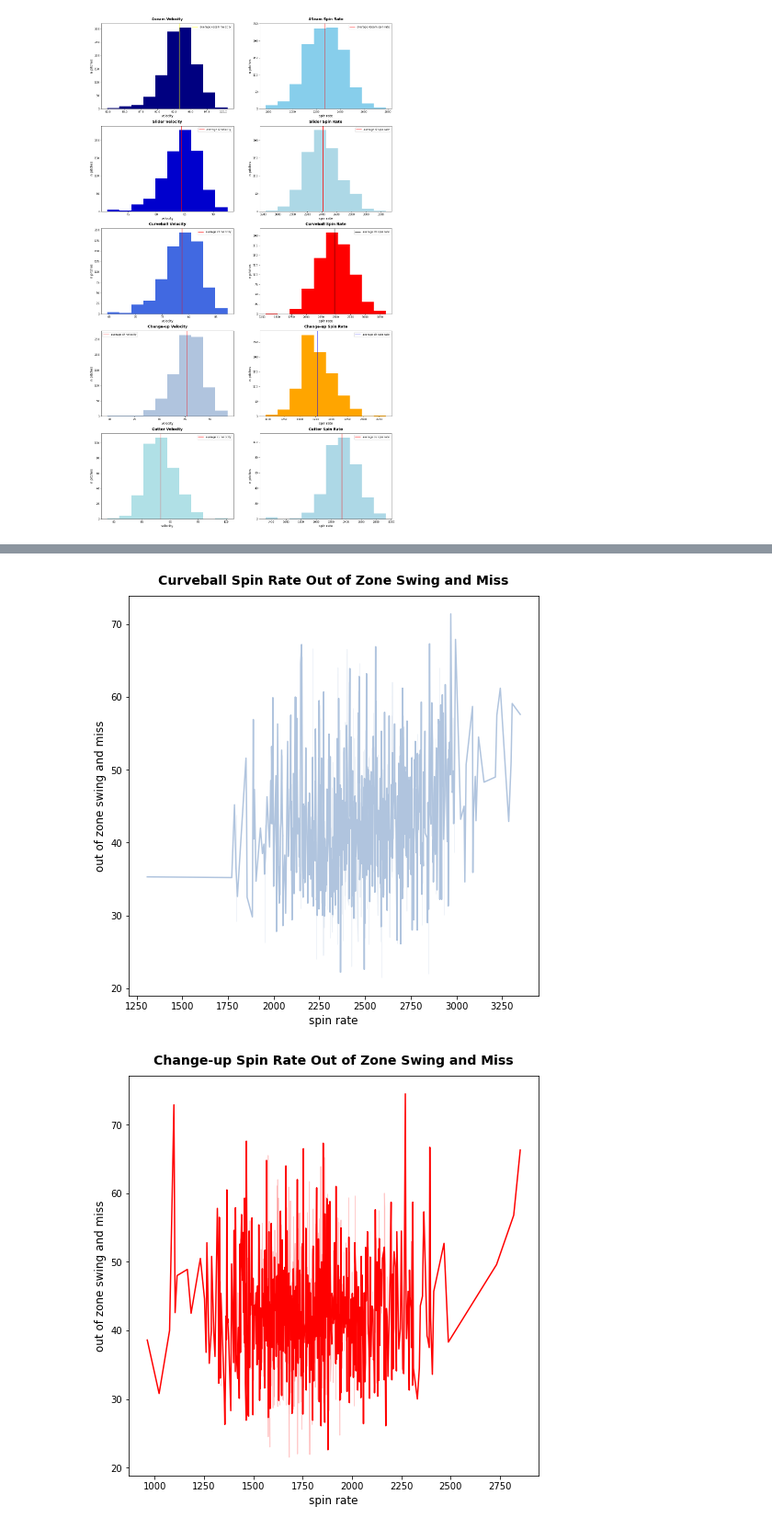
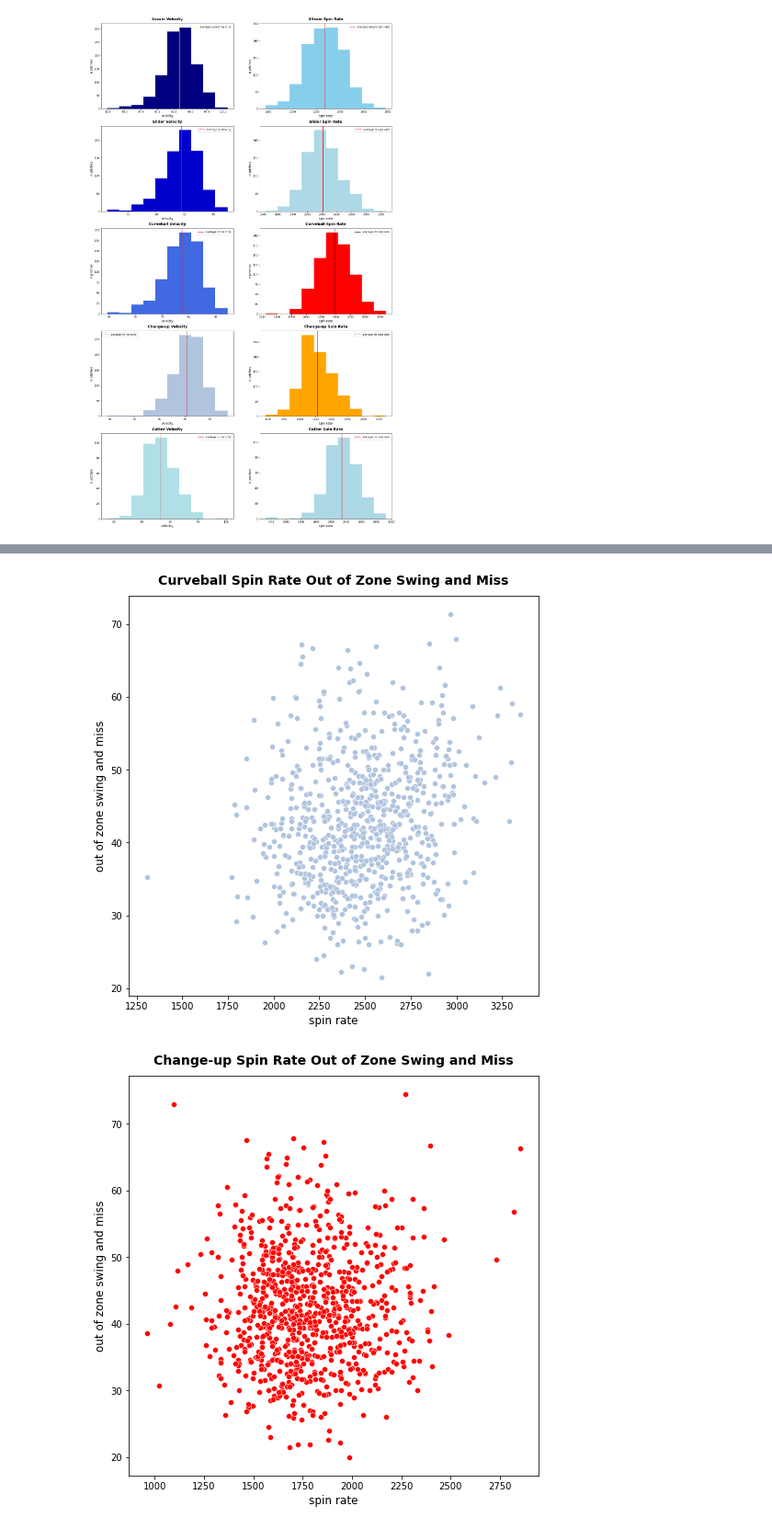
Before and after one commit to anthonyzurke/sabermetrics, a Jupyter notebook: code/pitch-data.ipynb, the cells around one changed output, grey strips where cells are left out. Shown: that part at 92% size. Saved outputs shown, nothing was run; the diff lists cells and outputs as text; code cells hidden in the pictures.

```diff
--- a/code/pitch-data.ipynb
+++ b/code/pitch-data.ipynb
@@ -431,21 +441,21 @@ plt.title('Slider Spin Rate Out of Zone Swing and Miss', fontsize = 14, fontweig
 # %%
 plt.figure(figsize = (8, 8))
 
-sns.lineplot(x = data['cb_spinrate'],y = data['oz_swing_miss%'], color = 'lightsteelblue')
+sns.scatterplot(x = data['cb_spinrate'],y = data['oz_swing_miss%'], color = 'lightsteelblue')
 plt.xlabel('spin rate', fontsize = 12)
 plt.ylabel('out of zone swing and miss', fontsize = 12)
 plt.title('Curveball Spin Rate Out of Zone Swing and Miss', fontsize = 14, fontweight = 'bold', pad = 12);
 # %% [output]
-[figure, old version]
+[figure, new version]
 # %%
 plt.figure(figsize = (8, 8))
 
-sns.lineplot(x = data['ch_spinrate'],y = data['oz_swing_miss%'], color = 'red')
+sns.scatterplot(x = data['ch_spinrate'],y = data['oz_swing_miss%'], color = 'red')
 plt.xlabel('spin rate', fontsize = 12)
 plt.ylabel('out of zone swing and miss', fontsize = 12)
 plt.title('Change-up Spin Rate Out of Zone Swing and Miss', fontsize = 14, fontweight = 'bold', pad = 12);
 # %% [output]
-[figure, old version]
+[figure, new version]
 # %%
 plt.figure(figsize = (8, 8))
 
```
Also changed, not shown: parts of 15 cells of this notebook, 4 other files.
